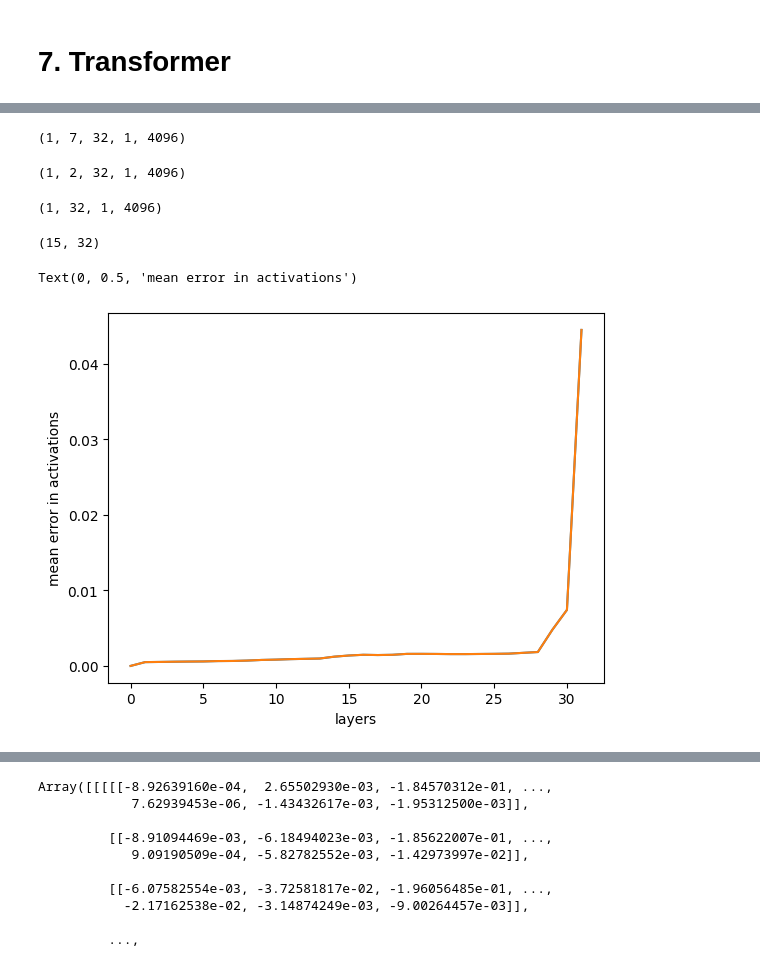
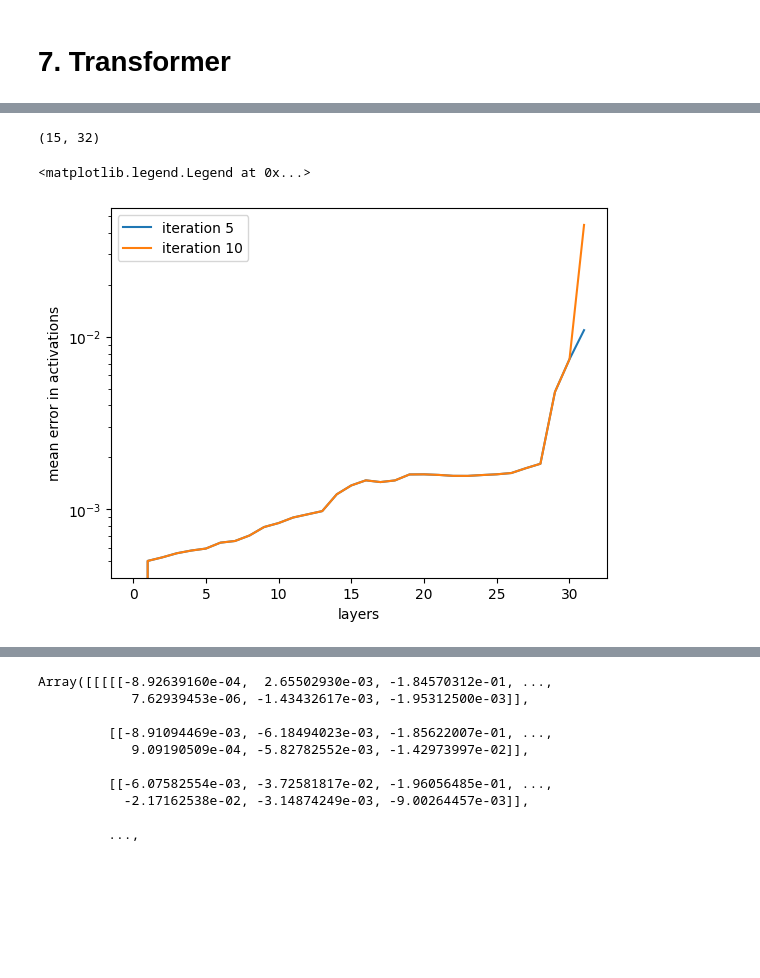
Before and after one commit to npandit0/parallel_transformers, a Jupyter notebook: nbs/xg_nbs/sandbox_no_kv.ipynb, the cells around one changed output, grey strips where cells are left out. Drawn from its saved outputs; the diff is of its cells as text; code cells hidden in the pictures; blank space fills up the shorter version.

```diff
--- a/nbs/xg_nbs/sandbox_no_kv.ipynb
+++ b/nbs/xg_nbs/sandbox_no_kv.ipynb
@@ -633,26 +615,18 @@ we are about to start the associative scan
-# %%
-jnp.load("parallel_history_NumIters_7.npy").shape
-# %% [output]
-(1, 7, 32, 1, 4096)
-# %%
-logits.shape
-# %% [output]
-(1, 2, 32, 1, 4096)
-# %%
-hist_seq.shape
-# %% [output]
-(1, 32, 1, 4096)
+# %%
+hist_parr = jnp.load("parallel_history_NumIters_15.npy")
 # %%
 errors_per_iter_and_layer = jnp.mean(jnp.abs((hist_parr[0] - hist_seq).squeeze()), axis=-1)
 print(jnp.shape(errors_per_iter_and_layer))
 # %% [output]
 (15, 32)
 # %%
-plt.plot(errors_per_iter_and_layer[-2], label="iteration 6")
-plt.plot(errors_per_iter_and_layer[-1], label="iteration 7")
+plt.plot(errors_per_iter_and_layer[5], label="iteration 5")
+plt.plot(errors_per_iter_and_layer[10], label="iteration 10")
 plt.xlabel("layers")
 plt.ylabel("mean error in activations")
+plt.yscale("log")
+plt.legend()
 # %% [output]
-Text(0, 0.5, 'mean error in activations')
+<matplotlib.legend.Legend at 0x...>
-[figure, old version]
+[figure, new version]
 # %%
```
Also changed, not shown: parts of 3 cells of this notebook, 1 other file.
